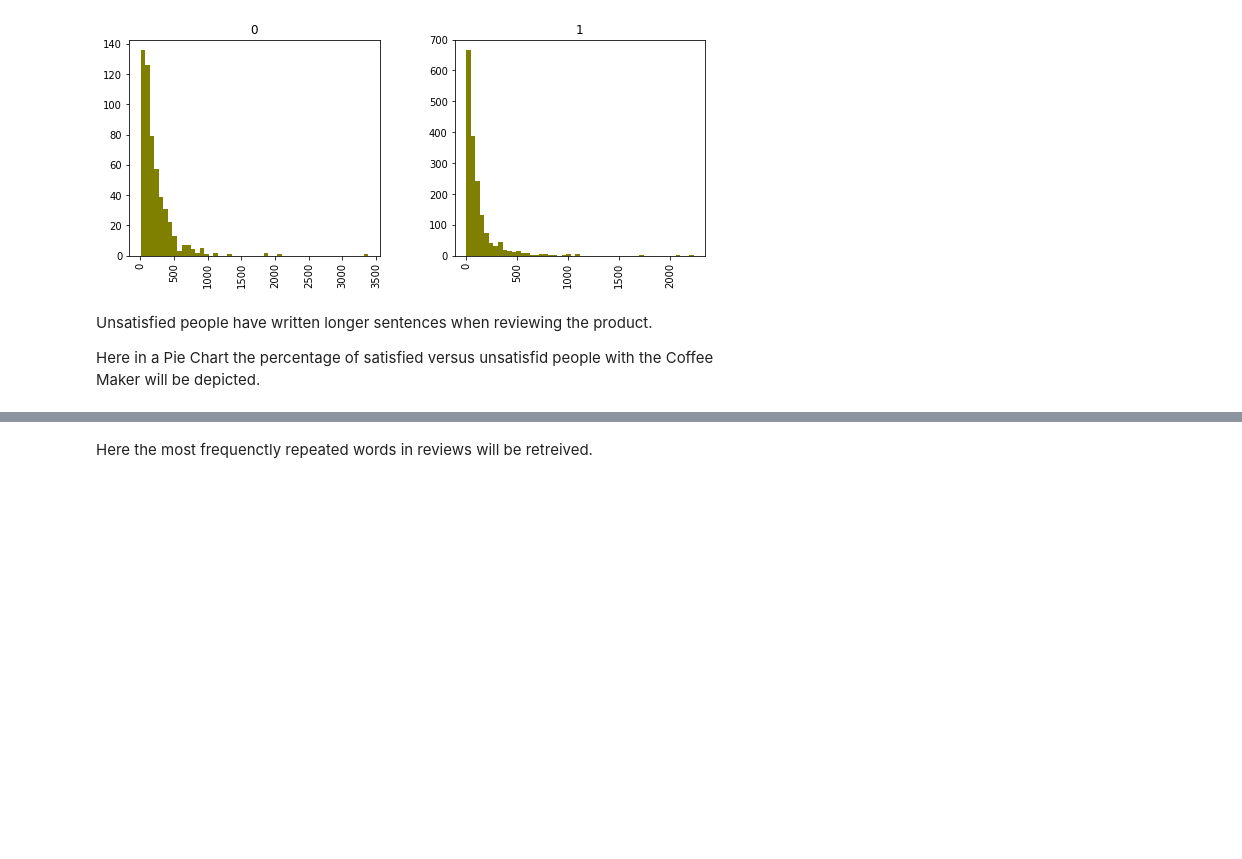
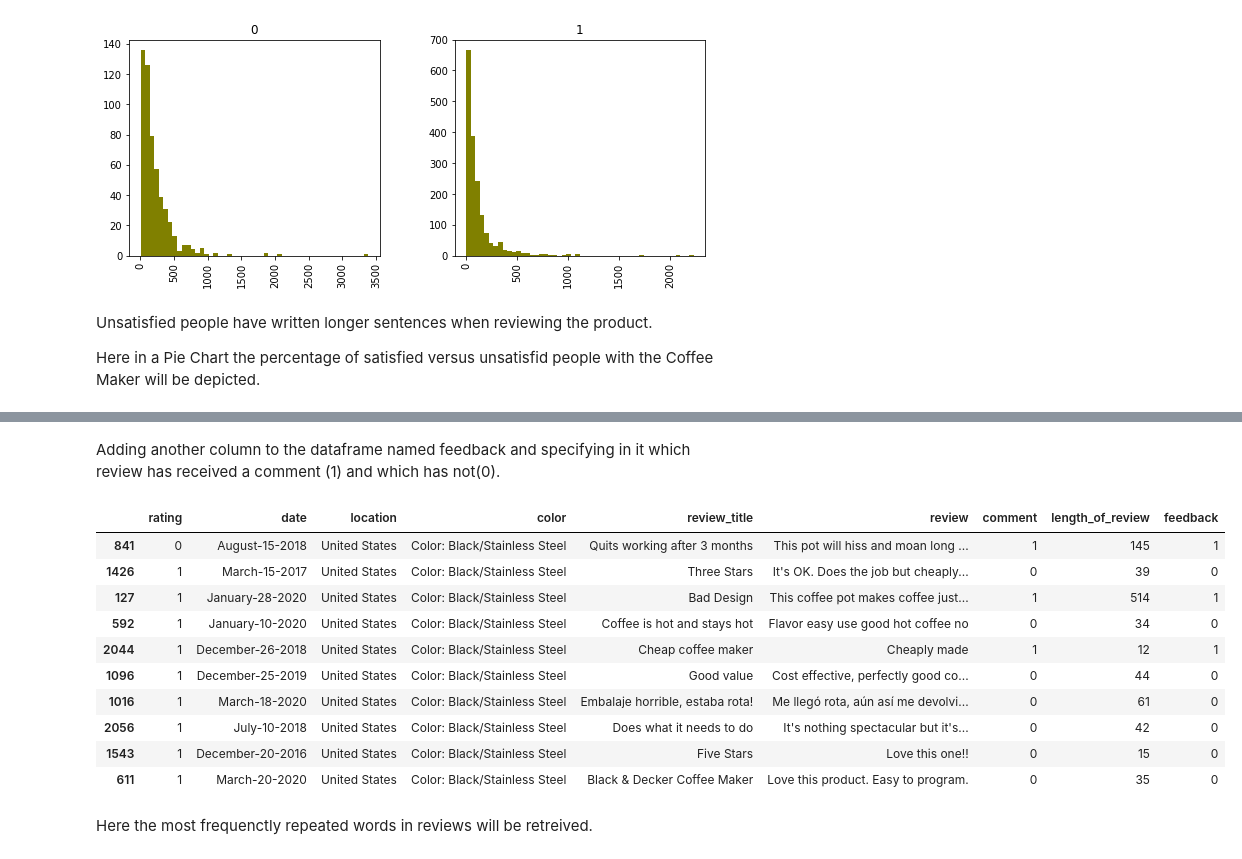
Before and after one commit to kavehamini/Amazon-Review-Analysis-JBL-Charge-4-Speaker-Sentiment-Analysis-NLP, a Jupyter notebook: Sentiment Analysis of Amazon reviews for BD Coffee maker.ipynb, the cells around one changed output, grey strips where cells are left out. Drawn from its saved outputs; the diff is of its cells as text; code cells hidden in the pictures; blank space fills up the shorter version.

```diff
--- a/Sentiment Analysis of Amazon reviews for BD Coffee maker.ipynb
+++ b/Sentiment Analysis of Amazon reviews for BD Coffee maker.ipynb
@@ -170,3 +175,21 @@ py.iplot(fig)
+# %% [markdown]
+Adding another column to the dataframe named feedback and specifying in it which review has received a comment (1) and which has not(0).
+# %%
+df['feedback'] = np.where(df['comment'] > 0, 1, 0)
+# %%
+df.sample(10)
+# %% [output]
+|  | rating | date | location | color | review_title | review | comment | length_of_review | feedback |
+| 841 | 0 | August-15-2018 | United States | Color: Black/Stainless Steel | Quits working after 3 months | This pot will hiss and moan long ... | 1 | 145 | 1 |
+| 1426 | 1 | March-15-2017 | United States | Color: Black/Stainless Steel | Three Stars | It's OK. Does the job but cheaply... | 0 | 39 | 0 |
+| 127 | 1 | January-28-2020 | United States | Color: Black/Stainless Steel | Bad Design | This coffee pot makes coffee just... | 1 | 514 | 1 |
+| 592 | 1 | January-10-2020 | United States | Color: Black/Stainless Steel | Coffee is hot and stays hot | Flavor easy use good hot coffee no | 0 | 34 | 0 |
+| 2044 | 1 | December-26-2018 | United States | Color: Black/Stainless Steel | Cheap coffee maker | Cheaply made | 1 | 12 | 1 |
+| 1096 | 1 | December-25-2019 | United States | Color: Black/Stainless Steel | Good value | Cost effective, perfectly good co... | 0 | 44 | 0 |
+| 1016 | 1 | March-18-2020 | United States | Color: Black/Stainless Steel | Embalaje horrible, estaba rota! | Me llegó rota, aún así me devolvi... | 0 | 61 | 0 |
+| 2056 | 1 | July-10-2018 | United States | Color: Black/Stainless Steel | Does what it needs to do | It's nothing spectacular but it's... | 0 | 42 | 0 |
+| 1543 | 1 | December-20-2016 | United States | Color: Black/Stainless Steel | Five Stars | Love this one!! | 0 | 15 | 0 |
+| 611 | 1 | March-20-2020 | United States | Color: Black/Stainless Steel | Black & Decker Coffee Maker | Love this product. Easy to program. | 0 | 35 | 0 |
 # %% [markdown]
 Here the most frequenctly repeated words in reviews will be retreived.
 # %%
```
Also changed, not shown: parts of 26 cells of this notebook.
